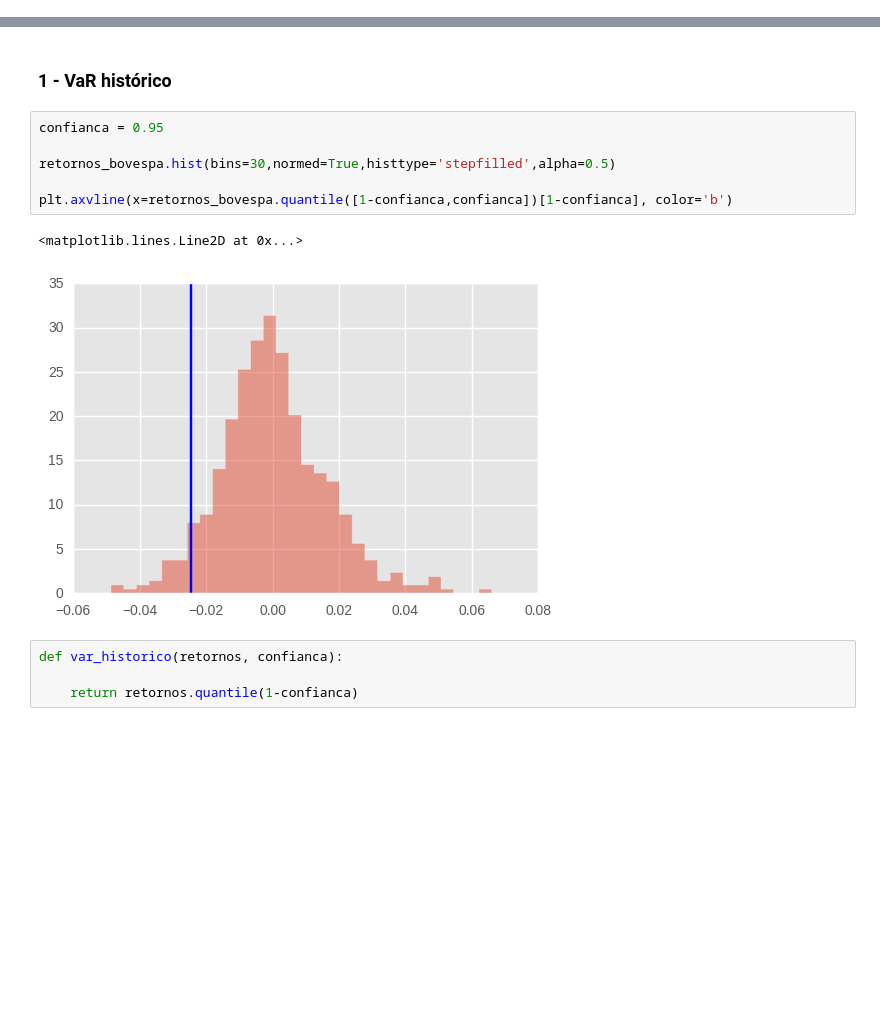
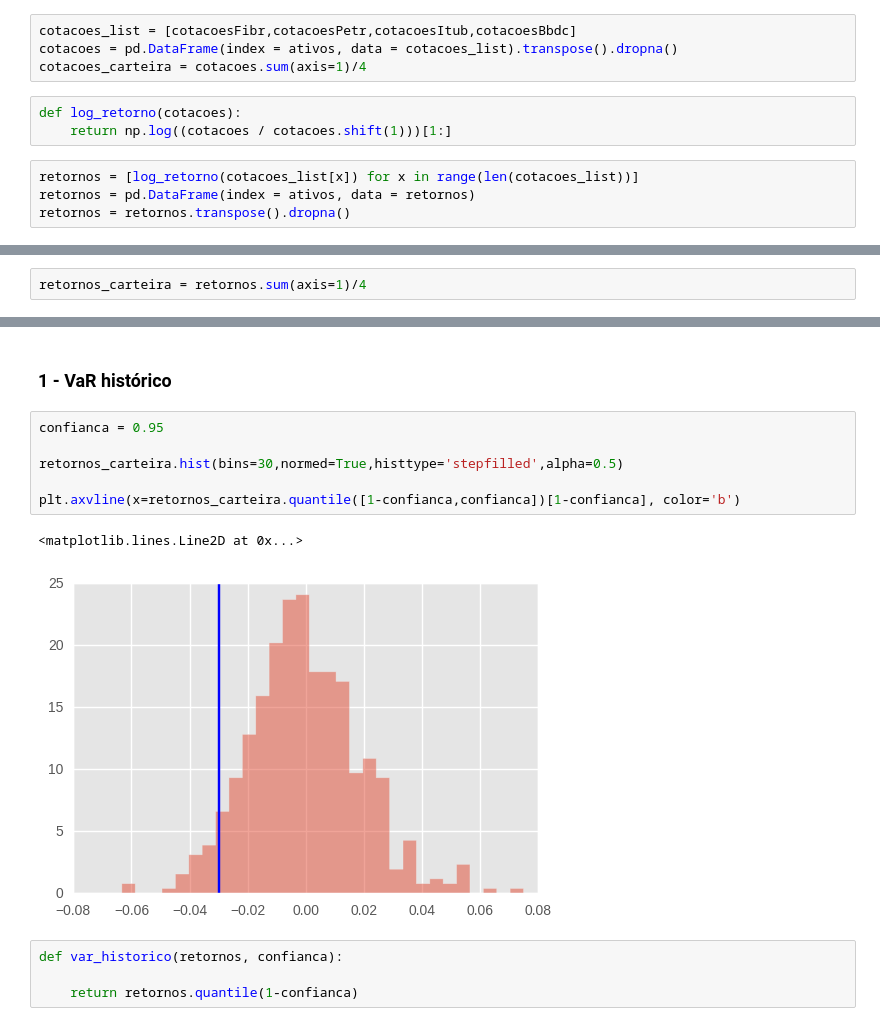
Before and after one commit to helderrezende/TCC, a Jupyter notebook: TCC Helder.ipynb, the cells around one changed output, grey strips where cells are left out. Drawn from its saved outputs; the diff is of its cells as text; blank space fills up the shorter version.

```diff
--- a/TCC Helder.ipynb
+++ b/TCC Helder.ipynb
@@ -64,0 +55,11 @@ Testando se os retornos do Indice bovespa segue uma distribuicao normal
+# %%
+cotacoes_list = [cotacoesFibr,cotacoesPetr,cotacoesItub,cotacoesBbdc]
+cotacoes = pd.DataFrame(index = ativos, data = cotacoes_list).transpose().dropna()
+cotacoes_carteira = cotacoes.sum(axis=1)/4
+# %%
+def log_retorno(cotacoes):
+    return np.log((cotacoes / cotacoes.shift(1)))[1:]
+# %%
+retornos = [log_retorno(cotacoes_list[x]) for x in range(len(cotacoes_list))]
+retornos = pd.DataFrame(index = ativos, data = retornos)
+retornos = retornos.transpose().dropna()
@@ -65 +82,3 @@ Testando se os retornos do Indice bovespa segue uma distribuicao normal
+# %%
+retornos_carteira = retornos.sum(axis=1)/4
 # %%
@@ -110,12 +129,12 @@ Kupiec
 # %%
 confianca = 0.95
 
-retornos_bovespa.hist(bins=30,normed=True,histtype='stepfilled',alpha=0.5)
+retornos_carteira.hist(bins=30,normed=True,histtype='stepfilled',alpha=0.5)
 
-plt.axvline(x=retornos_bovespa.quantile([1-confianca,confianca])[1-confianca], color='b')
+plt.axvline(x=retornos_carteira.quantile([1-confianca,confianca])[1-confianca], color='b')
 # %% [output]
 <matplotlib.lines.Line2D at 0x...>
-[figure, old version]
+[figure, new version]
 # %%
 def var_historico(retornos, confianca):
 
```
Also changed, not shown: parts of 67 cells of this notebook, 1 other file.
